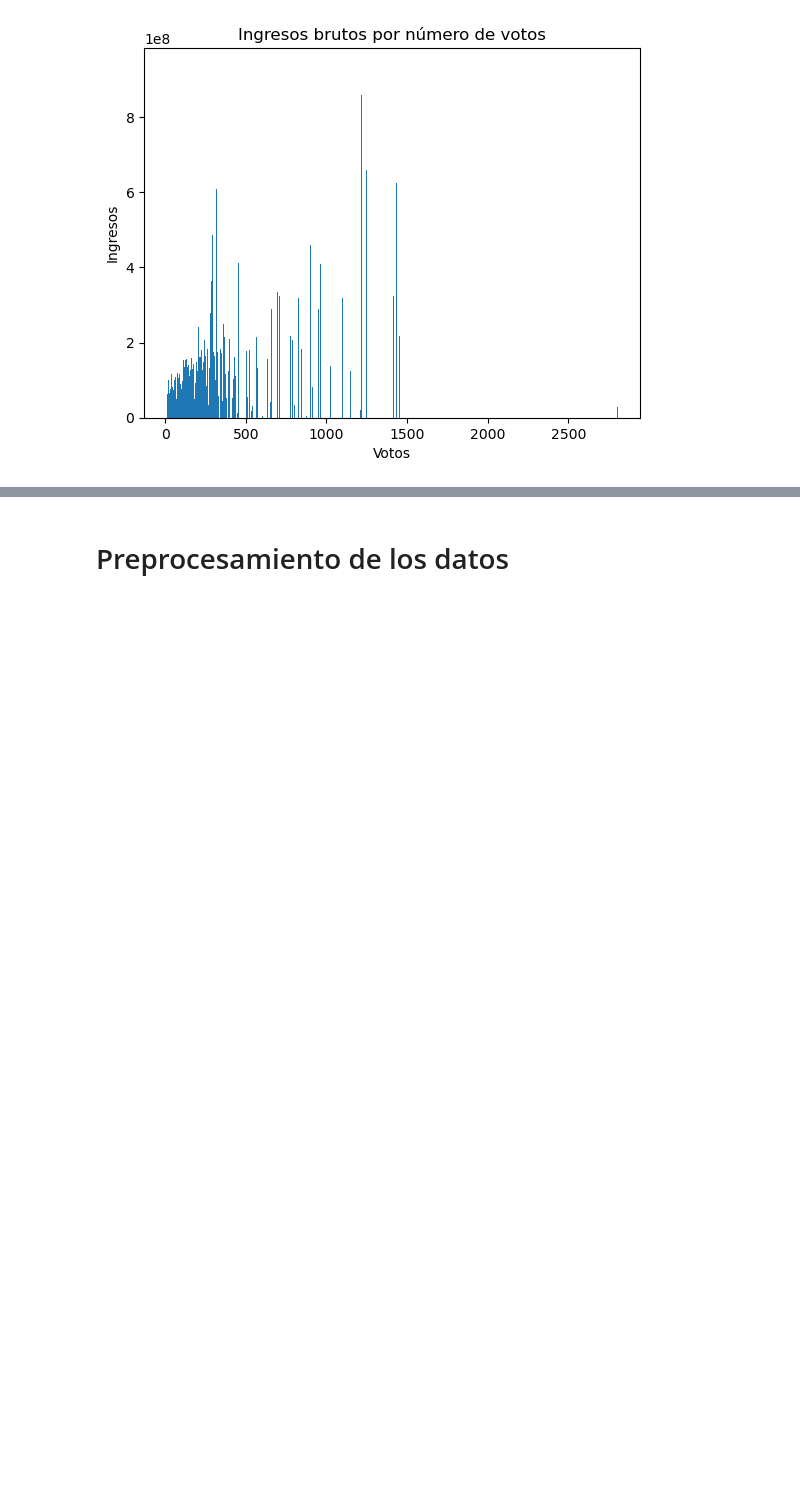
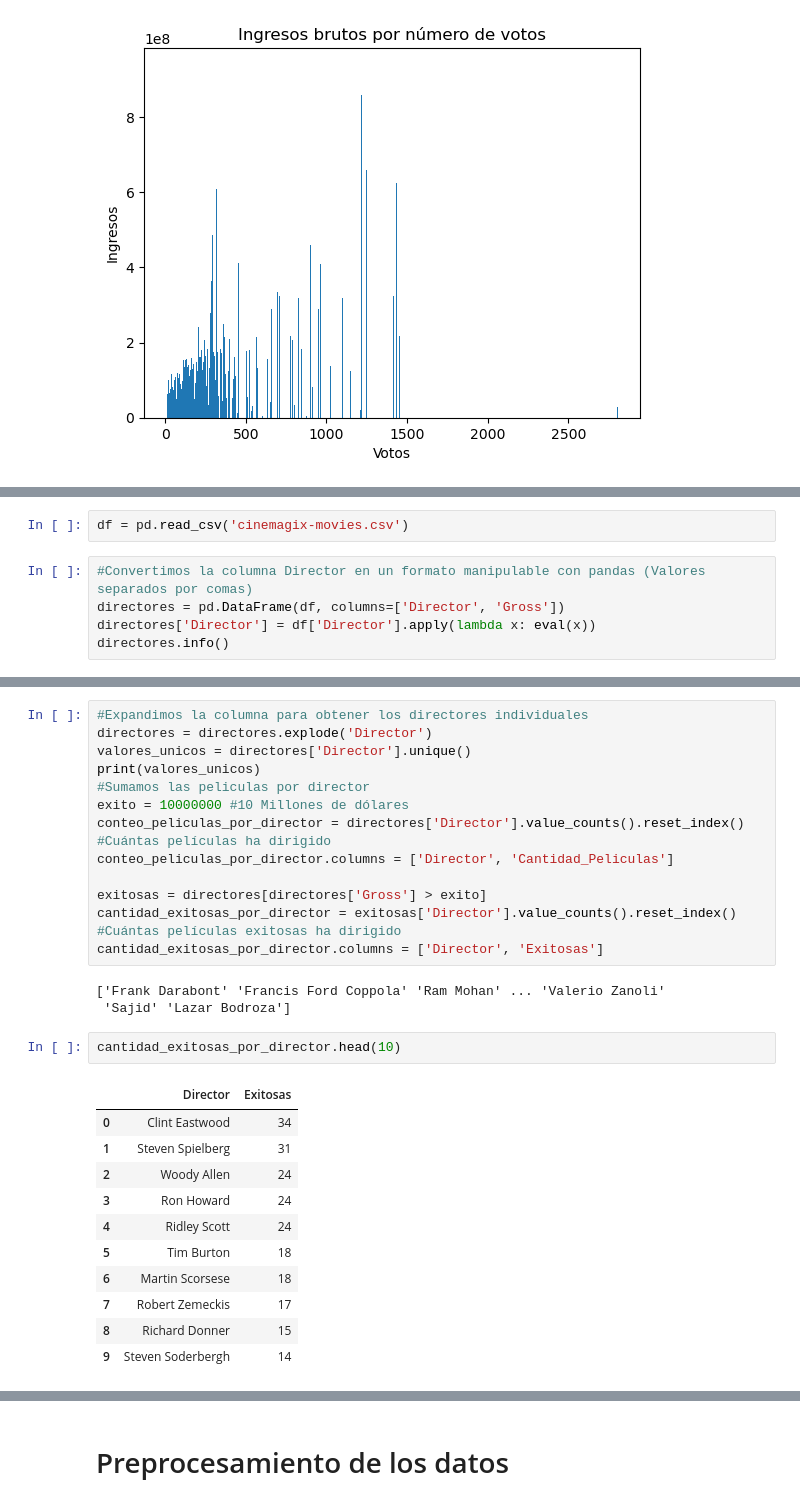
Before and after one commit to pablo11-exe/Talleres-ML, a Jupyter notebook: Taller2.ipynb, the cells around one changed output, grey strips where cells are left out. Saved outputs shown, nothing was run; the diff lists cells and outputs as text; blank space fills up the shorter version.

```diff
--- a/Taller2.ipynb
+++ b/Taller2.ipynb
@@ -212,0 +215,7 @@ plt.show()
+# %%
+df = pd.read_csv('cinemagix-movies.csv')
+# %%
+#Convertimos la columna Director en un formato manipulable con pandas (Valores separados por comas)
+directores = pd.DataFrame(df, columns=['Director', 'Gross'])
+directores['Director'] = df['Director'].apply(lambda x: eval(x))
+directores.info()
@@ -212,0 +232,30 @@ plt.show()
+# %%
+#Expandimos la columna para obtener los directores individuales
+directores = directores.explode('Director')
+valores_unicos = directores['Director'].unique()
+print(valores_unicos)
+#Sumamos las peliculas por director
+exito = 10000000 #10 Millones de dólares
+conteo_peliculas_por_director = directores['Director'].value_counts().reset_index() #Cuántas películas ha dirigido
+conteo_peliculas_por_director.columns = ['Director', 'Cantidad_Peliculas']
+
+exitosas = directores[directores['Gross'] > exito]
+cantidad_exitosas_por_director = exitosas['Director'].value_counts().reset_index() #Cuántas películas exitosas ha dirigido
+cantidad_exitosas_por_director.columns = ['Director', 'Exitosas']
+# %% [output]
+['Frank Darabont' 'Francis Ford Coppola' 'Ram Mohan' ... 'Valerio Zanoli'
+ 'Sajid' 'Lazar Bodroza']
+# %%
+cantidad_exitosas_por_director.head(10)
+# %% [output]
+|  | Director | Exitosas |
+| 0 | Clint Eastwood | 34 |
+| 1 | Steven Spielberg | 31 |
+| 2 | Woody Allen | 24 |
+| 3 | Ron Howard | 24 |
+| 4 | Ridley Scott | 24 |
+| 5 | Tim Burton | 18 |
+| 6 | Martin Scorsese | 18 |
+| 7 | Robert Zemeckis | 17 |
+| 8 | Richard Donner | 15 |
+| 9 | Steven Soderbergh | 14 |
```
Also changed, not shown: parts of 15 cells of this notebook.
